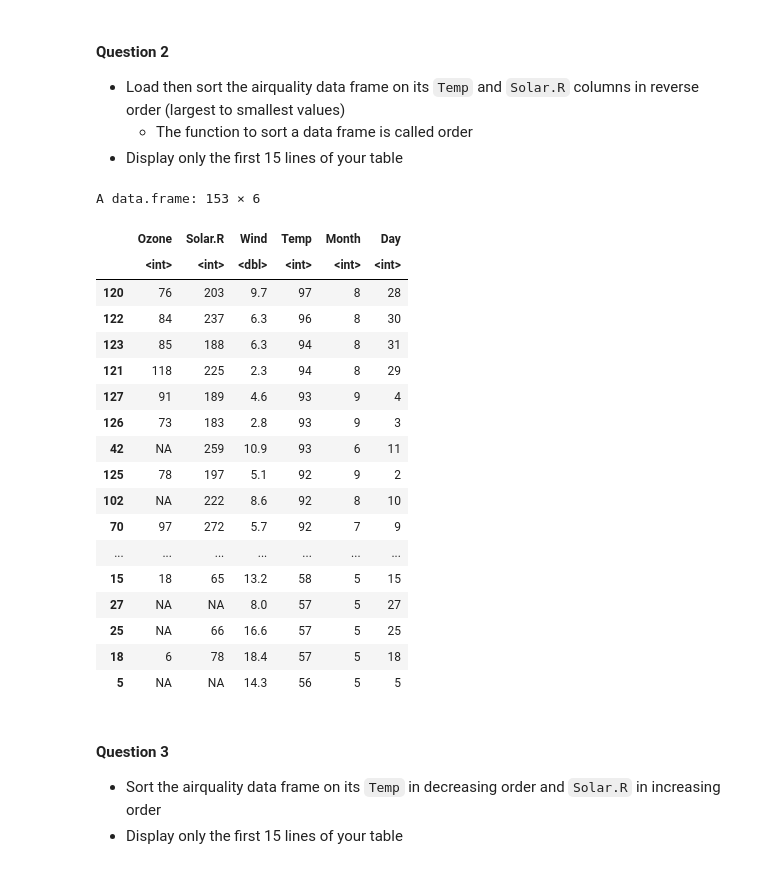
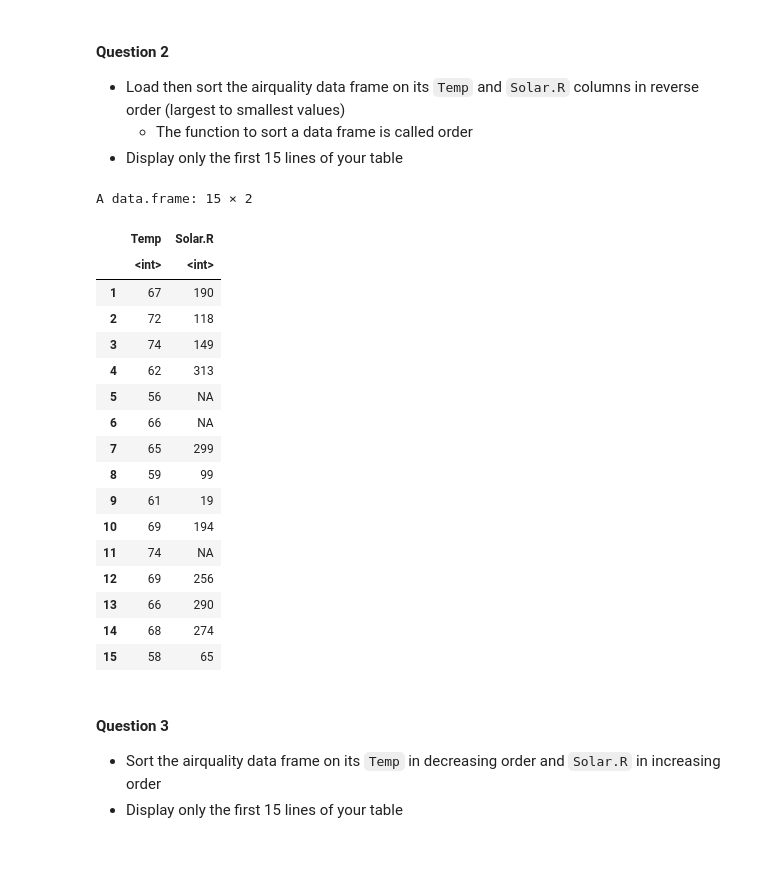
Before and after one commit to davism808/OCN682, a Jupyter notebook: 2_data_structures_intro/data_structures_in_r.ipynb, the cells around one changed output. Cells and saved outputs as stored; diff of their text form; code cells hidden in the pictures.

```diff
--- a/2_data_structures_intro/data_structures_in_r.ipynb
+++ b/2_data_structures_intro/data_structures_in_r.ipynb
@@ -59,27 +59,27 @@ A matrix: 3 × 2 of type int
 * Display only the first 15 lines of your table
 # %%
 data("airquality")
-airquality[rev(order(airquality$Temp)),]
-# %% [output]
-A data.frame: 153 × 6
-|  | Ozone | Solar.R | Wind | Temp | Month | Day |
-|  | <int> | <int> | <dbl> | <int> | <int> | <int> |
-| 120 | 76 | 203 | 9.7 | 97 | 8 | 28 |
-| 122 | 84 | 237 | 6.3 | 96 | 8 | 30 |
-| 123 | 85 | 188 | 6.3 | 94 | 8 | 31 |
-| 121 | 118 | 225 | 2.3 | 94 | 8 | 29 |
-| 127 | 91 | 189 | 4.6 | 93 | 9 | 4 |
-| 126 | 73 | 183 | 2.8 | 93 | 9 | 3 |
-| 42 | NA | 259 | 10.9 | 93 | 6 | 11 |
-| 125 | 78 | 197 | 5.1 | 92 | 9 | 2 |
-| 102 | NA | 222 | 8.6 | 92 | 8 | 10 |
-| 70 | 97 | 272 | 5.7 | 92 | 7 | 9 |
-| ... | ... | ... | ... | ... | ... | ... |
-| 15 | 18 | 65 | 13.2 | 58 | 5 | 15 |
-| 27 | NA | NA | 8.0 | 57 | 5 | 27 |
-| 25 | NA | 66 | 16.6 | 57 | 5 | 25 |
-| 18 | 6 | 78 | 18.4 | 57 | 5 | 18 |
-| 5 | NA | NA | 14.3 | 56 | 5 | 5 |
+# %%
+airquality[c(1:15), c("Temp", "Solar.R")]
+# %% [output]
+A data.frame: 15 × 2
+|  | Temp | Solar.R |
+|  | <int> | <int> |
+| 1 | 67 | 190 |
+| 2 | 72 | 118 |
+| 3 | 74 | 149 |
+| 4 | 62 | 313 |
+| 5 | 56 | NA |
+| 6 | 66 | NA |
+| 7 | 65 | 299 |
+| 8 | 59 | 99 |
+| 9 | 61 | 19 |
+| 10 | 69 | 194 |
+| 11 | 74 | NA |
+| 12 | 69 | 256 |
+| 13 | 66 | 290 |
+| 14 | 68 | 274 |
+| 15 | 58 | 65 |
 # %% [markdown]
 #### Question 3
 
```
Also changed, not shown: parts of 3 cells of this notebook.
